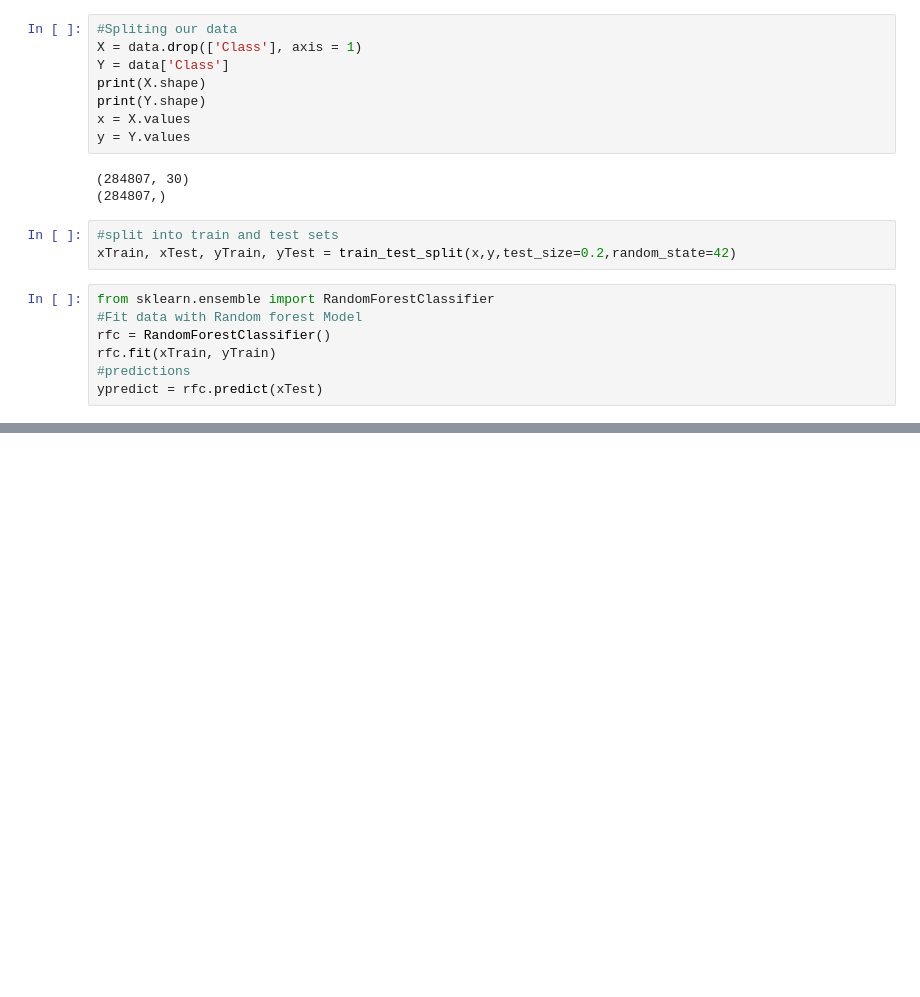
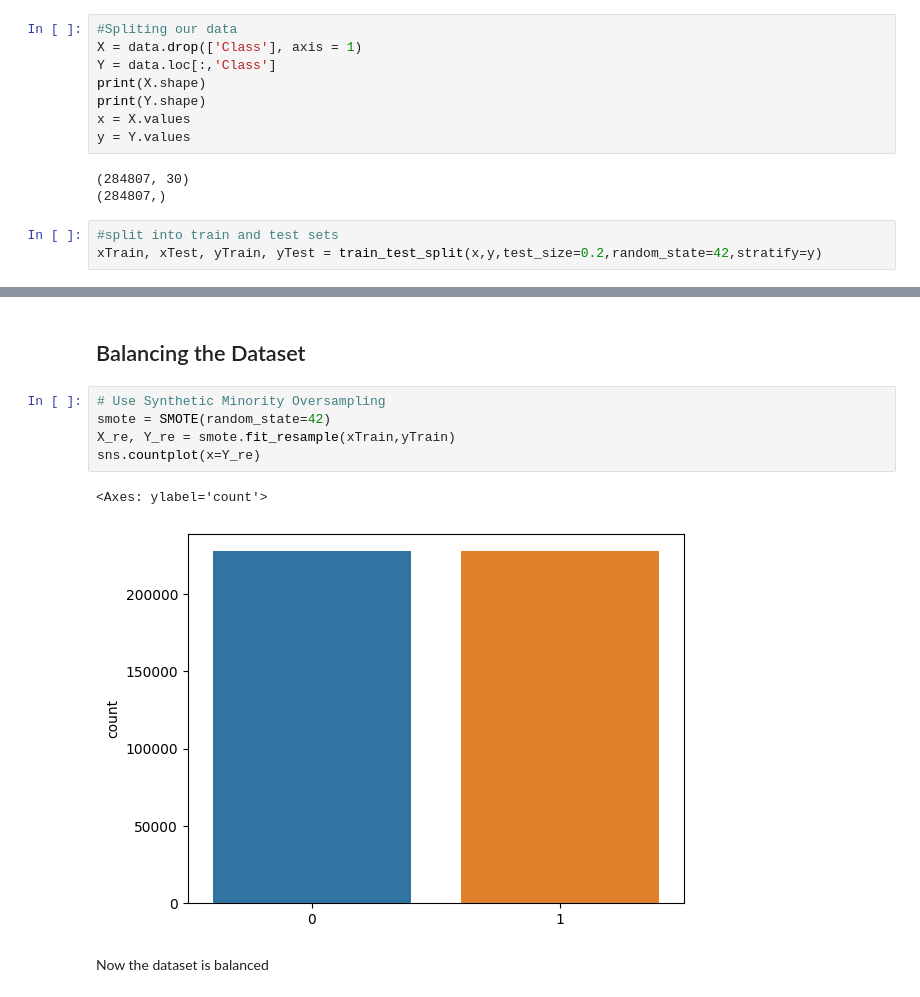
Before and after one commit to Evanjager/Credit-card-fraud-Machine-Learning, a Jupyter notebook: Credit Fraud Notebook.ipynb, the cells around one changed output, grey strips where cells are left out. Saved outputs shown, nothing was run; the diff lists cells and outputs as text; blank space fills up the shorter version.

```diff
--- a/Credit Fraud Notebook.ipynb
+++ b/Credit Fraud Notebook.ipynb
@@ -105,7 +158,7 @@ In the heat map we can see the features do not correlate with eachother but as y
 # %%
 #Spliting our data
 X = data.drop(['Class'], axis = 1)
-Y = data['Class']
+Y = data.loc[:,'Class']
 print(X.shape)
 print(Y.shape)
 x = X.values
@@ -115,11 +168,4 @@ y = Y.values
 (284807,)
 # %%
 #split into train and test sets
-xTrain, xTest, yTrain, yTest = train_test_split(x,y,test_size=0.2,random_state=42)
+xTrain, xTest, yTrain, yTest = train_test_split(x,y,test_size=0.2,random_state=42,stratify=y)
-# %%
-from sklearn.ensemble import RandomForestClassifier
-#Fit data with Random forest Model
-rfc = RandomForestClassifier()
-rfc.fit(xTrain, yTrain)
-#predictions
-ypredict = rfc.predict(xTest)
@@ -126 +181,13 @@ ypredict = rfc.predict(xTest)
+# %% [markdown]
+## Balancing the Dataset
+# %%
+# Use Synthetic Minority Oversampling
+smote = SMOTE(random_state=42)
+X_re, Y_re = smote.fit_resample(xTrain,yTrain)
+sns.countplot(x=Y_re)
+# %% [output]
+<Axes: ylabel='count'>
+[figure, added]
+# %% [markdown]
+Now the dataset is balanced
 # %%
```
Also changed, not shown: parts of 33 cells of this notebook.
